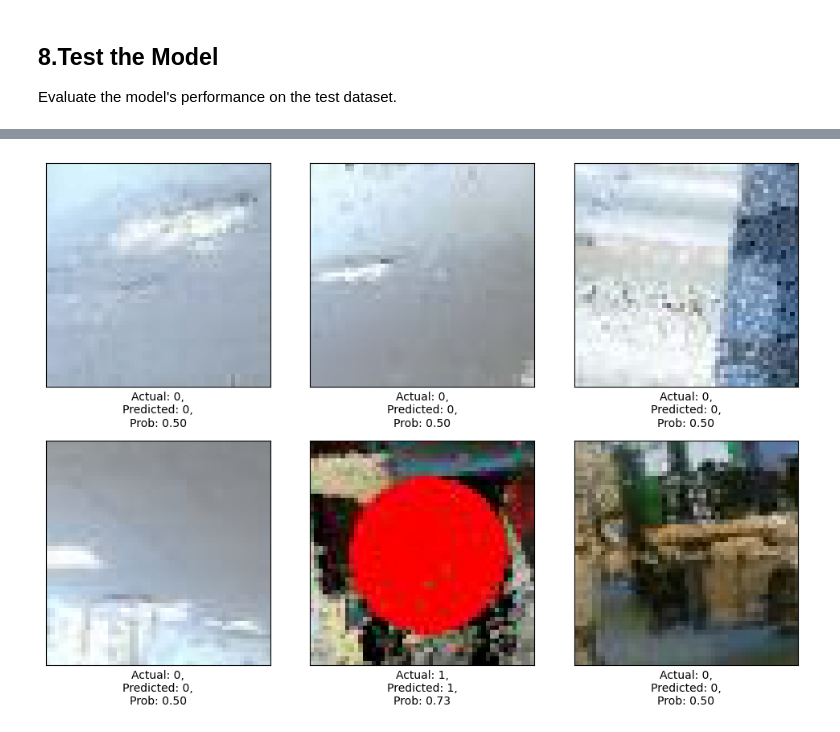
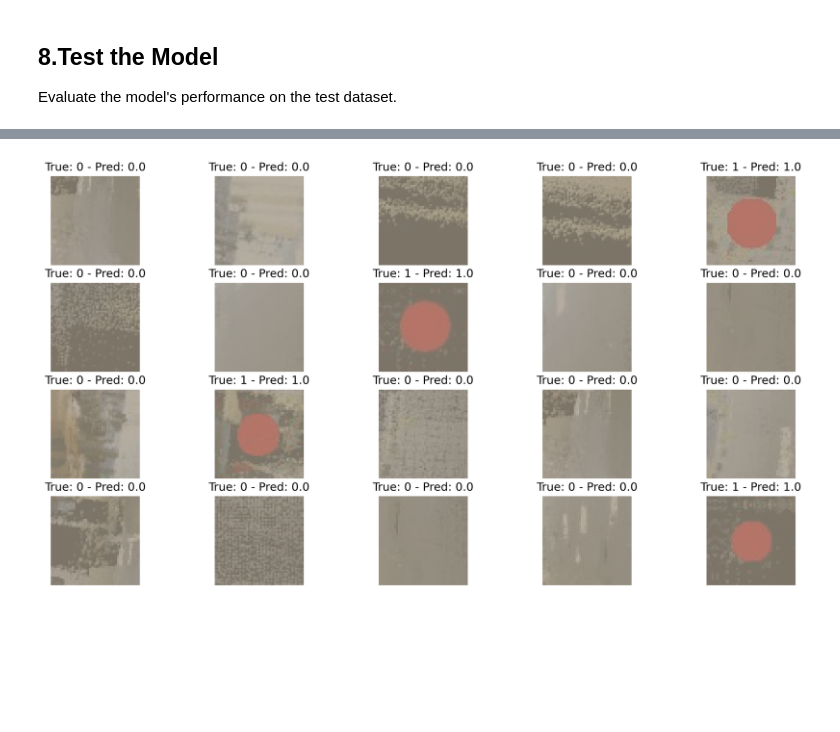
Before and after one commit to Adrian6476/dl-cv-robotics, a Jupyter notebook: CNN_Baseline.ipynb, the cells around one changed output, grey strips where cells are left out. Cells and saved outputs as stored; diff of their text form; code cells hidden in the pictures; blank space fills up the shorter version.

```diff
--- a/CNN_Baseline.ipynb
+++ b/CNN_Baseline.ipynb
@@ -59,15 +62,15 @@ transform = transforms.Compose([
 ])
 # %%
 transform_augmented = transforms.Compose([
-    transforms.RandomHorizontalFlip(),  # 随机水平翻转
-    # 随机选择90, 180, 或270度中的一个进行旋转
+    transforms.RandomHorizontalFlip(),  # random flip
+    # specific rotations
     transforms.RandomChoice([
-        transforms.RandomRotation([90, 90]),
-        transforms.RandomRotation([180, 180]),
-        transforms.RandomRotation([270, 270])
+        transforms.RandomRotation((90, 90)),
+        transforms.RandomRotation((180, 180)),
+        transforms.RandomRotation((270, 270))
     ]),
-    transforms.ToTensor(),              # 将图片转换为Tensor
-    transforms.Normalize(mean=[0.485, 0.456, 0.406], std=[0.229, 0.224, 0.225])  # 标准化
+    transforms.ToTensor(),
+    transforms.Normalize(mean=[0.485, 0.456, 0.406], std=[0.229, 0.224, 0.225])  # normalisation
 ])
 # %%
 # create data-set
@@ -90,7 +146,7 @@ test_loader = DataLoader(test_dataset, batch_size=32, shuffle=False)
 images, labels = next(iter(train_loader))
 
 # plot 6 examples in data loader
-fig, axs = plt.subplots(2, 3, figsize=(15, 10))  # 创建一个2行3列的子图
+fig, axs = plt.subplots(2, 3, figsize=(6, 4), dpi = 300)
 
 for i, ax in enumerate(axs.flat):
     # convert tensor to numpy
@@ -223,5 +360,5 @@ def train_model(model, train_loader, val_loader, criterion, optimizer, num_epoch
 # %% [markdown]
 ## Train the Network
 # %%
-train_model(model, train_loader, val_loader, criterion, optimizer, num_epochs=20)
+model = train_model(model, train_loader, val_loader, criterion, optimizer, num_epochs=25, patience=5)
 # %% [output]
@@ -272,7 +425,7 @@ def evaluate_model(model, test_loader):
 # %%
-# 调用测试函数
-labels, predictions, outputs, acc, prec, rec, f1 = evaluate_model(model, test_loader)
+# criterion for evaluation
+criterion_eval = nn.BCELoss()
 
-# 打印性能指标
-print(f"Accuracy: {acc:.4f}, Precision: {prec:.4f}, Recall: {rec:.4f}, F1 Score: {f1:.4f}")
+# evaluate the model on test set
+evaluate_model(model, test_loader, criterion_eval)
 # %% [output]
@@ -312,15 +466,5 @@ def visualize_predictions(images, labels, predictions, outputs):
     plt.show()
 # %%
-# 获取一批测试图片
-images, labels = next(iter(test_loader))
-images, labels = images.to(device), labels.to(device)
-model.eval()
-with torch.no_grad():
-    outputs = model(images)
-    predicted_probs = torch.sigmoid(outputs)
-    predicted_labels = predicted_probs > 0.5
-
-# 可视化预测结果
-visualize_predictions(images.cpu(), labels.cpu().numpy(), predicted_labels.cpu().numpy(), predicted_probs.cpu().numpy())
+visualize_predictions(model, test_loader, num_images=20)
 # %% [output]
-[figure, old version]
+[figure, new version]
```
Also changed, not shown: parts of 15 cells of this notebook, 5 other files.
